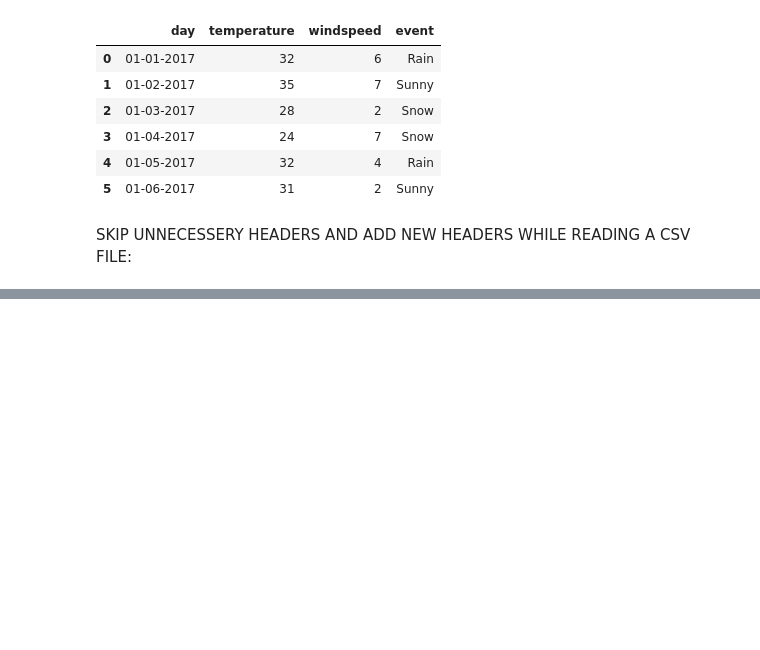
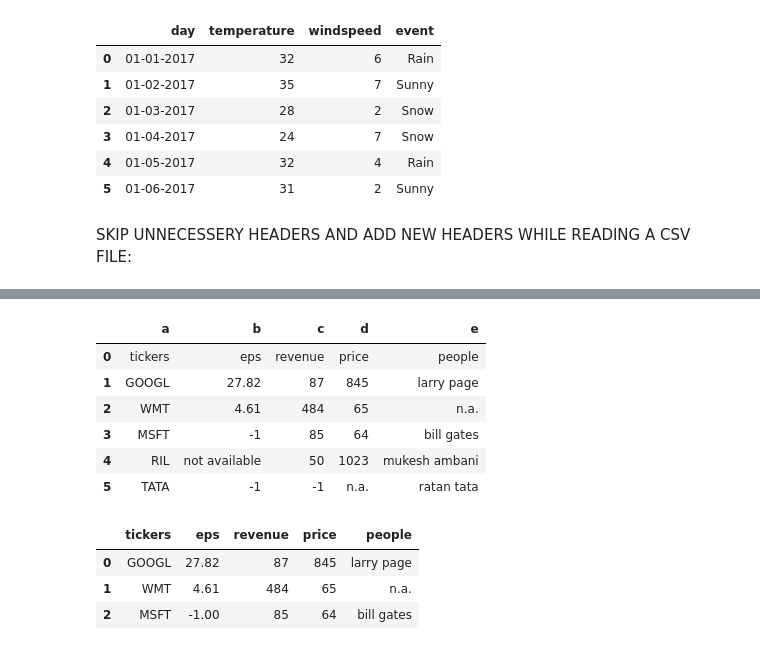
Before and after one commit to shimnasherin73/python-basics, a Jupyter notebook: pandas.ipynb, the cells around one changed output, grey strips where cells are left out. Drawn from its saved outputs; the diff is of its cells as text; code cells hidden in the pictures; blank space fills up the shorter version.

```diff
--- a/pandas.ipynb
+++ b/pandas.ipynb
@@ -96,0 +137,21 @@ SKIP UNNECESSERY HEADERS AND ADD NEW HEADERS WHILE READING A CSV FILE:
+# %%
+#sets new names for the column:
+data3=pd.read_csv('C:\\Users\\pc3\\python-basics\\stock_data_pandas.csv',header=None,names=["a","b","c","d","e"])
+data3
+# %% [output]
+|  | a | b | c | d | e |
+| 0 | tickers | eps | revenue | price | people |
+| 1 | GOOGL | 27.82 | 87 | 845 | larry page |
+| 2 | WMT | 4.61 | 484 | 65 | n.a. |
+| 3 | MSFT | -1 | 85 | 64 | bill gates |
+| 4 | RIL | not available | 50 | 1023 | mukesh ambani |
+| 5 | TATA | -1 | -1 | n.a. | ratan tata |
+# %%
+#select only the first nrows from the data frames:
+data4=pd.read_csv('C:\\Users\\pc3\\python-basics\\stock_data_pandas.csv',nrows=3)
+data4 #will show first 3 rows only
+# %% [output]
+|  | tickers | eps | revenue | price | people |
+| 0 | GOOGL | 27.82 | 87 | 845 | larry page |
+| 1 | WMT | 4.61 | 484 | 65 | n.a. |
+| 2 | MSFT | -1.00 | 85 | 64 | bill gates |
```
Also changed, not shown: parts of 17 cells of this notebook, 1 other file.
